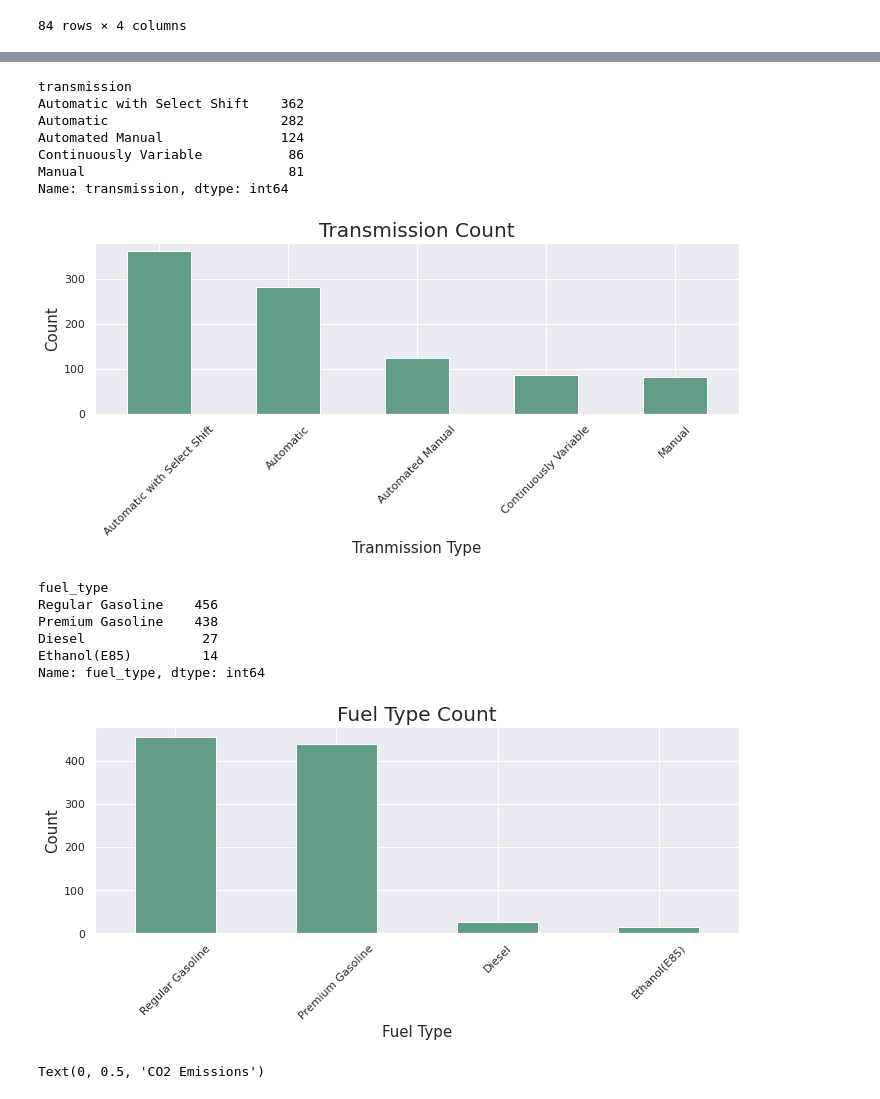
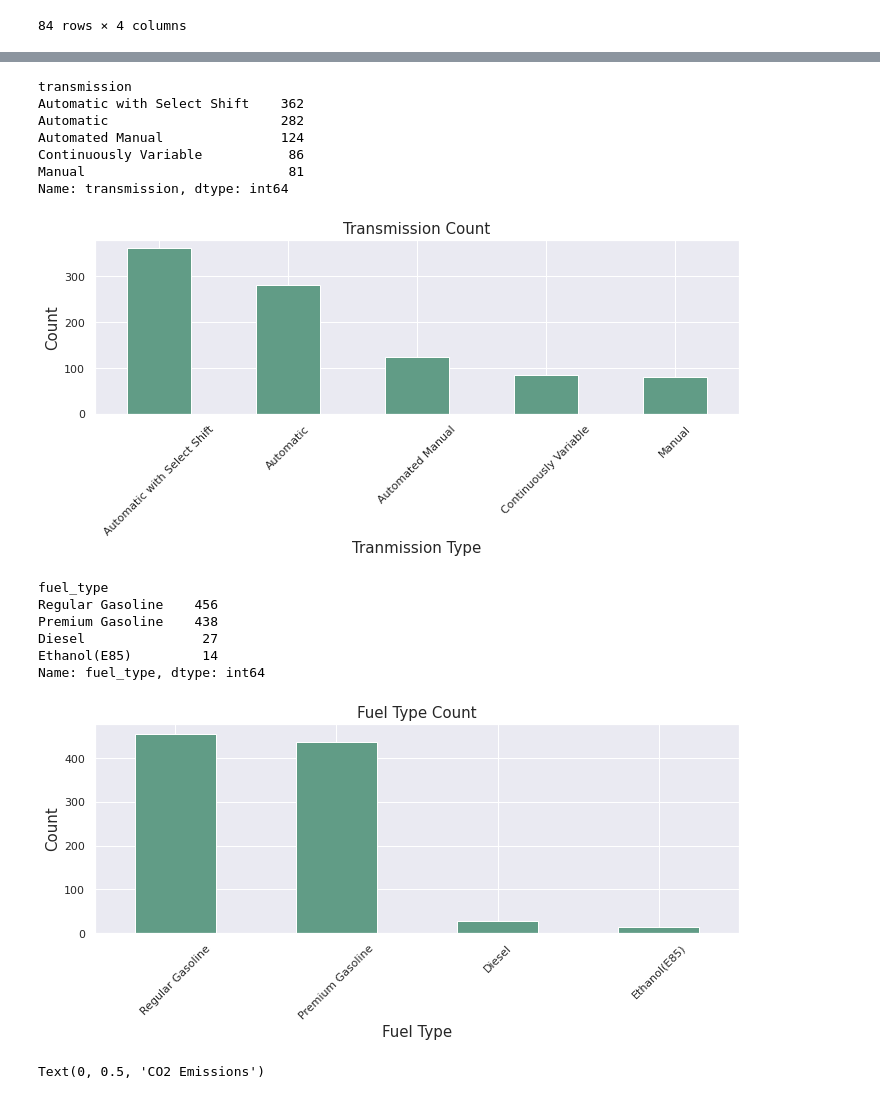
Before and after one commit to Sophiat-O/c02_emission_analysis, a Jupyter notebook: Data_Analysis_of_Car_C02.ipynb, the cells around one changed output, grey strips where cells are left out. Cells and saved outputs as stored; diff of their text form; code cells hidden in the pictures.

```diff
--- a/Data_Analysis_of_Car_C02.ipynb
+++ b/Data_Analysis_of_Car_C02.ipynb
@@ -139,28 +151,28 @@ sns.countplot(y="brand", data=df, palette=sns.dark_palette("seagreen", reverse=T
 # %%
 sns.set(rc = {'figure.figsize':(10,5)})
 tr_count = df.groupby("transmission")["transmission"].count().sort_values(ascending=False)
 tr_count.plot(kind="bar", color="#619C86")
-plt.title("Transmission Count", fontsize=20)
+plt.title("Transmission Count", fontsize=15)
 plt.ylabel("Count", fontsize=15)
 plt.xlabel("Tranmission Type", fontsize=15)
 plt.xticks(rotation=45)
 plt.tight_layout()
 print(tr_count)
 plt.show()
 # %% [output]
 transmission
 Automatic with Select Shift    362
 Automatic                      282
 Automated Manual               124
 Continuously Variable           86
 Manual                          81
 Name: transmission, dtype: int64
-[figure, old version]
+[figure, new version]
 # %%
 sns.set(rc = {'figure.figsize':(10,5)})
 ft_count = df.groupby("fuel_type")["fuel_type"].count().sort_values(ascending=False)
 ft_count.plot(kind="bar", color="#619C86")
-plt.title("Fuel Type Count", fontsize=20)
+plt.title("Fuel Type Count", fontsize=15)
 plt.ylabel("Count", fontsize=15)
 plt.xlabel("Fuel Type", fontsize=15)
 plt.xticks(rotation=45)
@@ -174,7 +186,7 @@ Premium Gasoline    438
 Diesel               27
 Ethanol(E85)         14
 Name: fuel_type, dtype: int64
-[figure, old version]
+[figure, new version]
 # %%
 emission_transmission = df.groupby(["transmission"])["co2_emissions"].mean().sort_values().reset_index()
 
```
Also changed, not shown: parts of 15 cells of this notebook.
